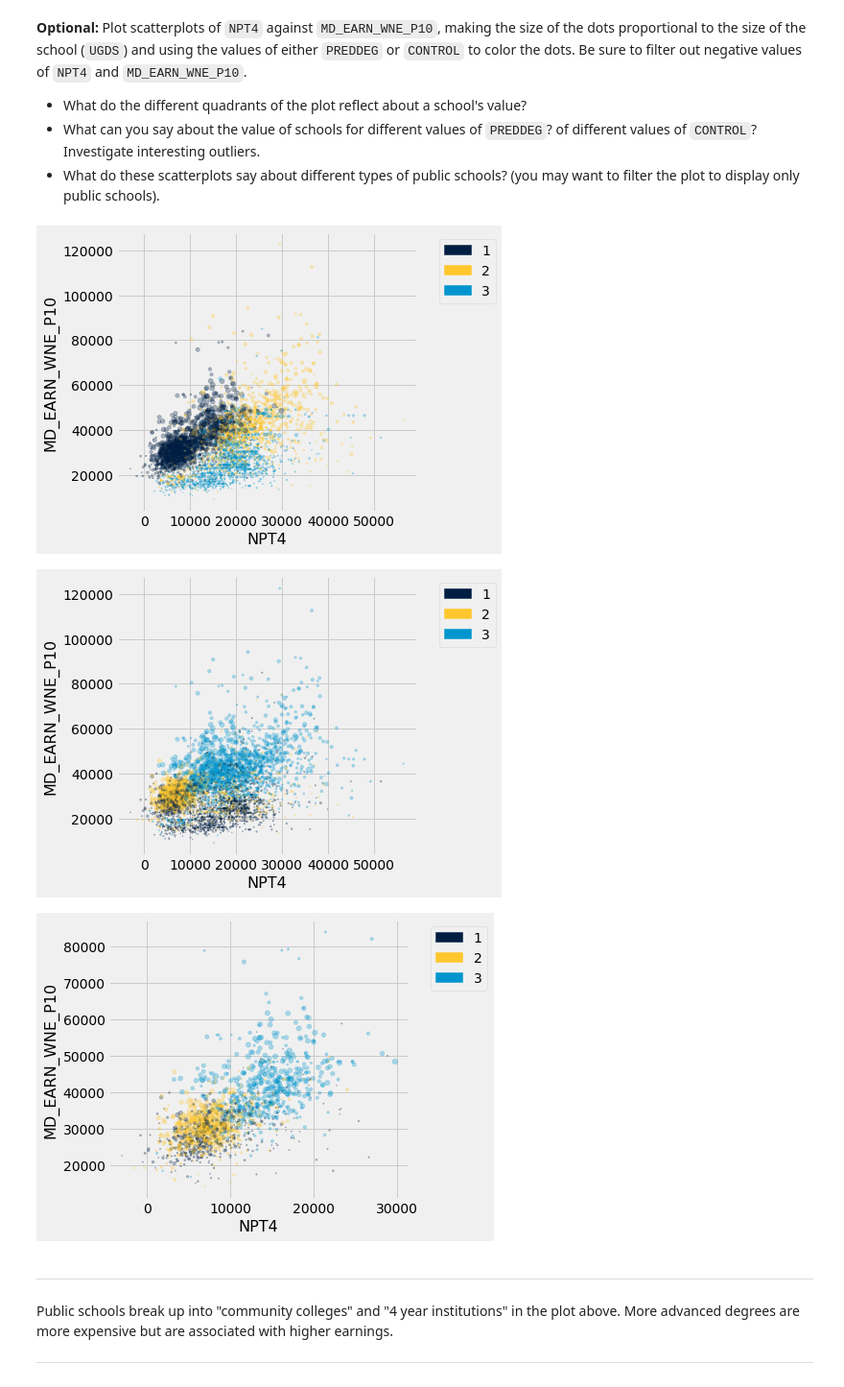
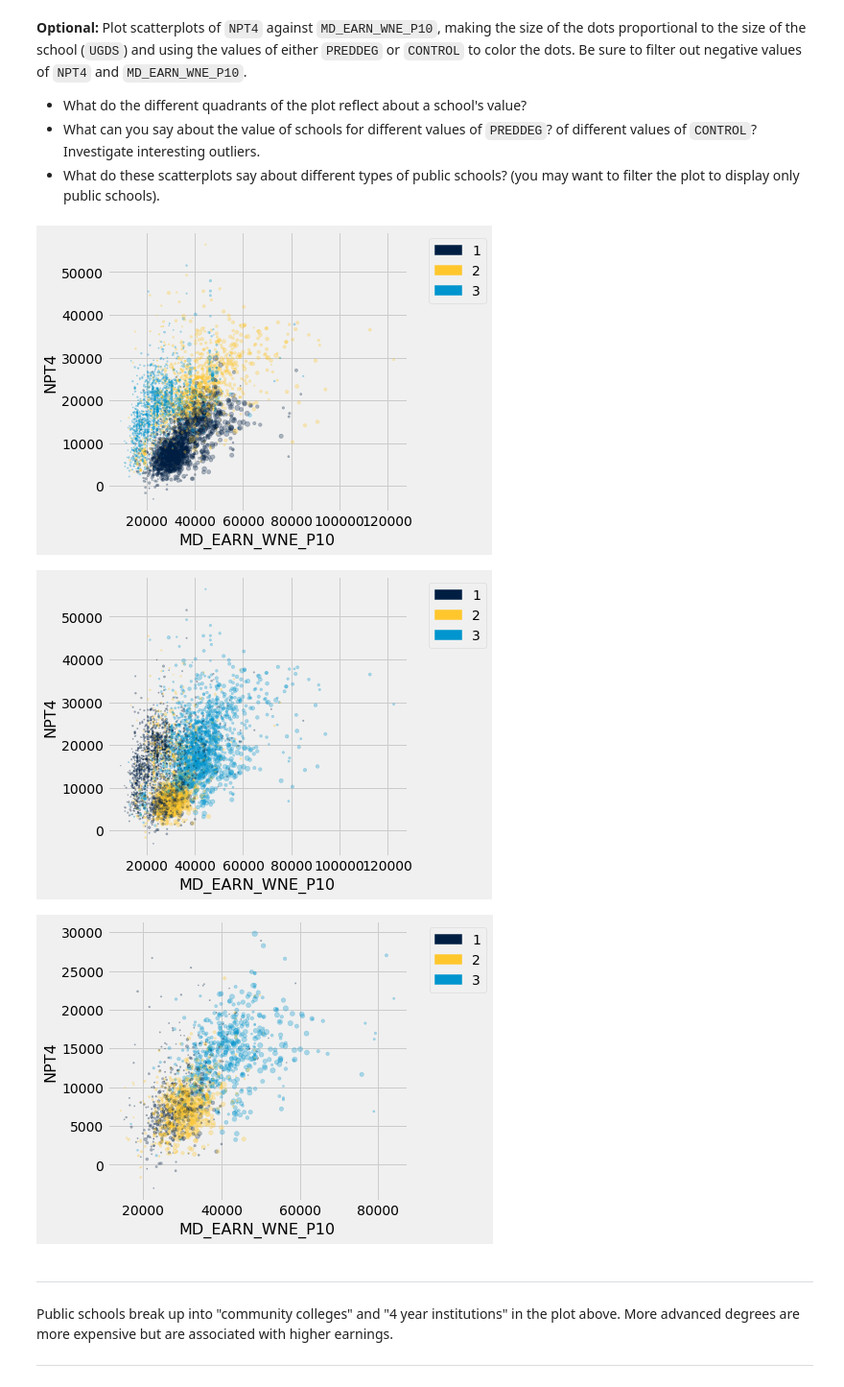
Before and after one commit to ucsd-ets/dsc10-fa18, a Jupyter notebook: Projects/project_college_scorecard/project01_soln.ipynb, the cells around one changed output. Shown at 96% size. Saved outputs shown, nothing was run; the diff lists cells and outputs as text; code cells hidden in the pictures.

```diff
--- a/Projects/project_college_scorecard/project01_soln.ipynb
+++ b/Projects/project_college_scorecard/project01_soln.ipynb
@@ -531,13 +524,13 @@ tbl.scatter('c1', 'c2', sizes='size_col', colors='color_col', alpha=0.5)
 * What do these scatterplots say about different types of public schools? (you may want to filter the plot to display only public schools).
 # %%
 to_plot_earning = financials.where('NPT4', are.not_equal_to(-1)).where('MD_EARN_WNE_P10', are.not_equal_to(-1))
-to_plot_earning.scatter('NPT4', 'MD_EARN_WNE_P10', colors='CONTROL', alpha=.3, sizes='UGDS')
-to_plot_earning.scatter('NPT4', 'MD_EARN_WNE_P10', colors='PREDDEG', alpha=.3, sizes='UGDS')
-to_plot_earning.where('CONTROL', 1).scatter('NPT4', 'MD_EARN_WNE_P10', colors='PREDDEG', alpha=.3, sizes='UGDS')
+to_plot_earning.scatter('MD_EARN_WNE_P10', 'NPT4', colors='CONTROL', alpha=.3, sizes='UGDS')
+to_plot_earning.scatter('MD_EARN_WNE_P10', 'NPT4', colors='PREDDEG', alpha=.3, sizes='UGDS')
+to_plot_earning.where('CONTROL', 1).scatter('MD_EARN_WNE_P10', 'NPT4', colors='PREDDEG', alpha=.3, sizes='UGDS')
 # %% [output]
-[figure, old version]
+[figure, new version]
-[figure, old version]
+[figure, new version]
-[figure, old version]
+[figure, new version]
 # %% [markdown]
 <hr style="color:Maroon;background-color:Maroon;border:0 none; height: 3px;">
 
```
Also changed, not shown: parts of 9 cells of this notebook.
